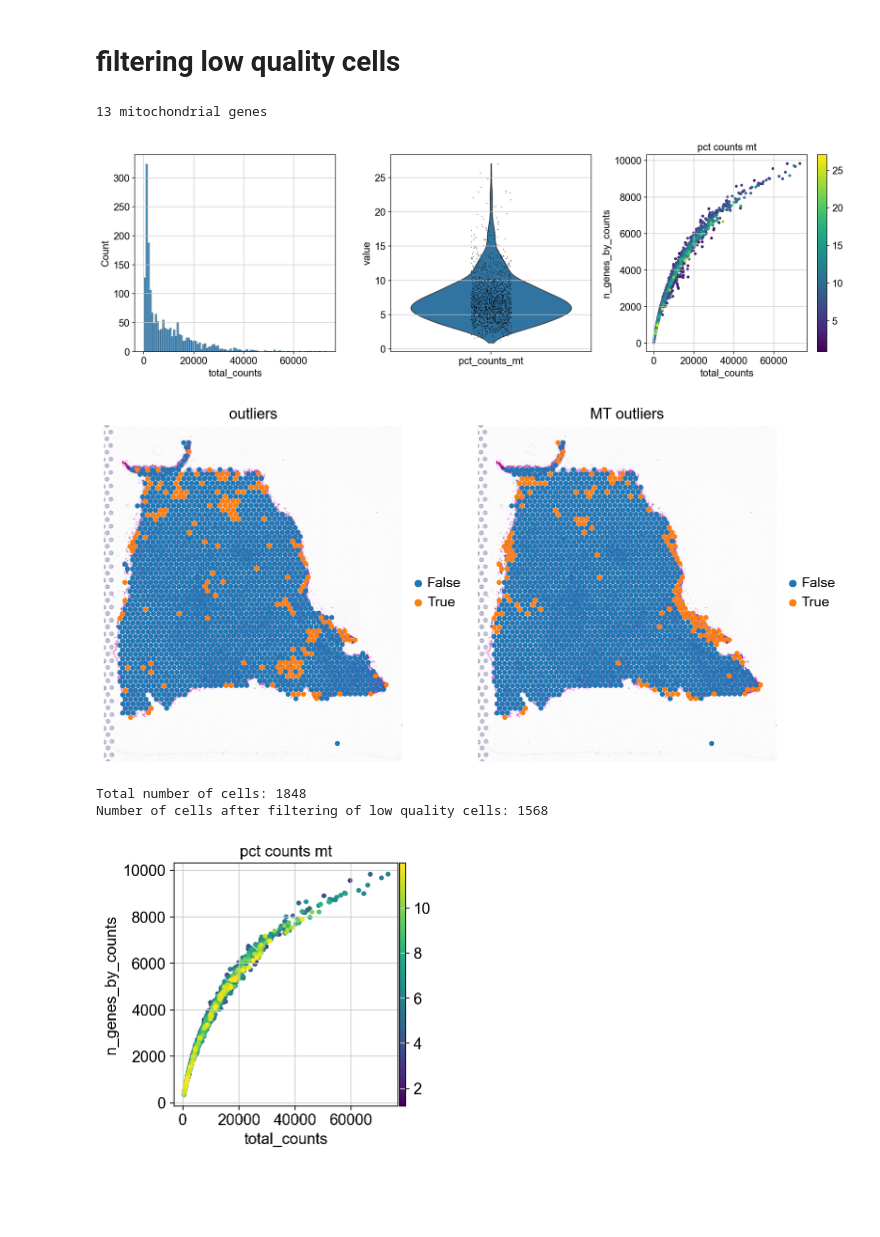
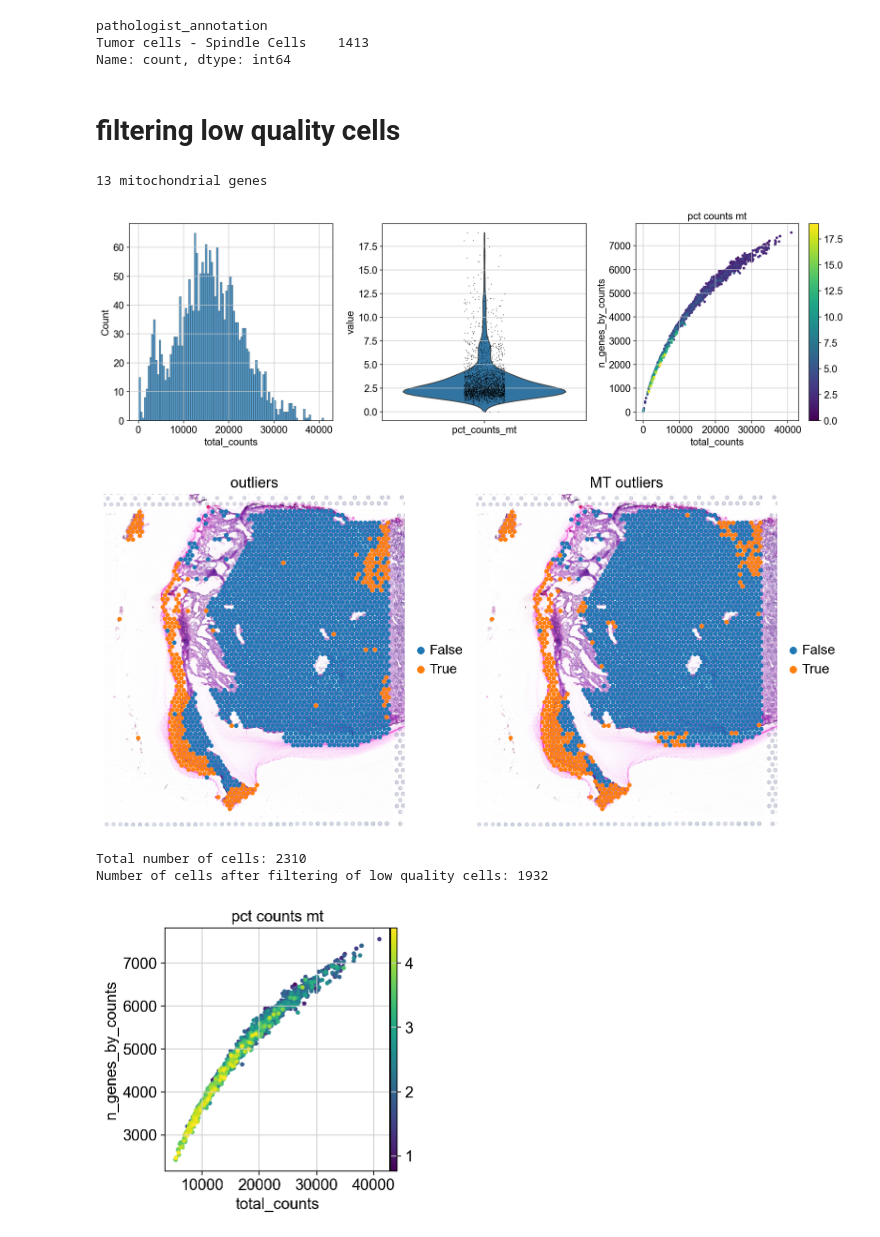
Before and after one commit to annikafomm/swarm, a Jupyter notebook: backend/preprocessing/tmp_st_best_practices.ipynb, the cells around one changed output. Drawn from its saved outputs; the diff is of its cells as text; code cells hidden in the pictures; blank space fills up the shorter version.

```diff
--- a/backend/preprocessing/tmp_st_best_practices.ipynb
+++ b/backend/preprocessing/tmp_st_best_practices.ipynb
@@ -14,8 +14,8 @@ sc.settings.set_figure_params(
     facecolor="white",
     frameon=False,
 )
-
-filename = os.path.join("..", "datasets", "GSM6592049_M2.h5ad")
+# datasets = ["GSM6592049_M2.h5ad", "GSM6592052_M5.h5ad", "GSM6592053_M6.h5ad", "GSM6592055_M8.h5ad", "GSM6592059_M13.h5ad"]
+filename = os.path.join("..", "datasets", "GSM6592059_M13.h5ad")
 os.makedirs(f"{os.path.dirname(filename)}_prepro", exist_ok=True) # Make sure the output directory exists
 
 output_path_png = os.path.join(f"{os.path.dirname(filename)}_prepro", os.path.basename(filename).split(".h5")[0])
@@ -25,7 +25,15 @@ output_path_file = os.path.join(f"{os.path.dirname(filename)}_prepro", f"{os.pat
 
 adata = sc.read_h5ad(filename)
 adata = adata[adata.obs["in_tissue"] == True, :]
+adata = adata[adata.obs['pathologist_annotation'] != "Artifacts"]
+
 adata.var_names_make_unique()
+
+adata.obs.pathologist_annotation.value_counts()
+# %% [output]
+pathologist_annotation
+Tumor cells - Spindle Cells    1413
+Name: count, dtype: int64
 # %% [markdown]
 # filtering low quality cells
 # %%
@@ -61,16 +69,16 @@ fig.savefig(os.path.join(output_path_png, "qc_plots.png"), dpi=300, bbox_inches=
 plt.show()
 # %% [output]
 13 mitochondrial genes
-[figure, old version]
+[figure, new version]
 # %%
 def is_outlier(adata, metric: str, nmads: int):
     M = adata.obs[metric]
     outlier = (M < np.median(M) - nmads * median_abs_deviation(M)) | (np.median(M) + nmads * median_abs_deviation(M) < M)
     return outlier
 
-outlier_cutoff = 3
+outlier_cutoff = 4
 outlier_mt_cutoff = 3
-outlier_mt_pct_cutoff = 12
+outlier_mt_pct_cutoff = 5
 
 
 adata.obs["outlier"] = (
@@ -89,7 +97,7 @@ fig, axes = plt.subplots(1, 2, figsize=(10, 5))
 sc.pl.spatial(
     adata,
     color="outlier",
-    library_id="GSM6592049_M2",
+    library_id=os.path.basename(filename).split(".h5")[0],
     size=1.5,
     title="outliers",
     ax=axes[0],
@@ -99,7 +107,7 @@ sc.pl.spatial(
 sc.pl.spatial(
     adata,
     color="mt_outlier",
-    library_id="GSM6592049_M2",
+    library_id=os.path.basename(filename).split(".h5")[0],
     size=1.5,
     title="MT outliers",
     ax=axes[1],
@@ -113,22 +121,23 @@ fig.savefig(os.path.join(output_path_png, "outlier_spots.png"), dpi=300, bbox_in
 
 plt.show()
 # %% [output]
-[figure, old version]
+[figure, new version]
 # %%
 # We now filter our AnnData object based on these two additional columns.
-print(f"Total number of cells: {adata.n_obs}")
+n_cells_orig = adata.n_obs
+print(f"Total number of cells: {n_cells_orig}")
 adata = adata[(~adata.obs.outlier) & (~adata.obs.mt_outlier)].copy()
 
 print(f"Number of cells after filtering of low quality cells: {adata.n_obs}")
 
 sc.pl.scatter(adata, "total_counts", "n_genes_by_counts", color="pct_counts_mt", show=False)
 
 plt.savefig(os.path.join(output_path_png, "qc_covariate_plot.png"), dpi=300, bbox_inches="tight")
 plt.show()
 # %% [output]
-Total number of cells: 1848
-Number of cells after filtering of low quality cells: 1568
+Total number of cells: 2310
+Number of cells after filtering of low quality cells: 1932
-[figure, old version]
+[figure, new version]
 # %%
 # Data to write
 lines = [
```
Also changed, not shown: parts of 1 cell of this notebook, 19 other files.
